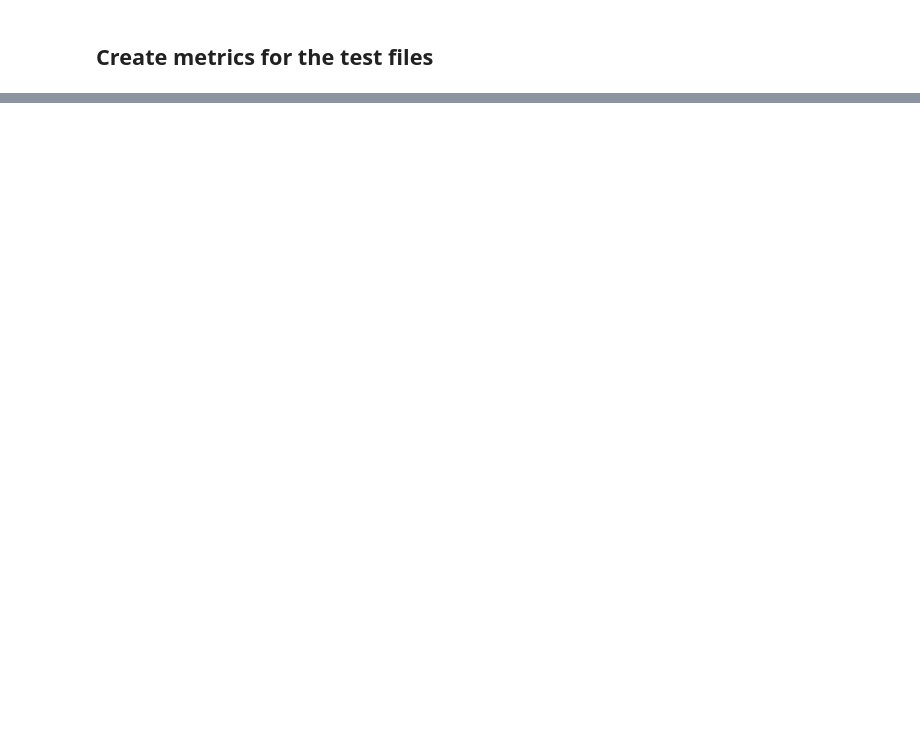
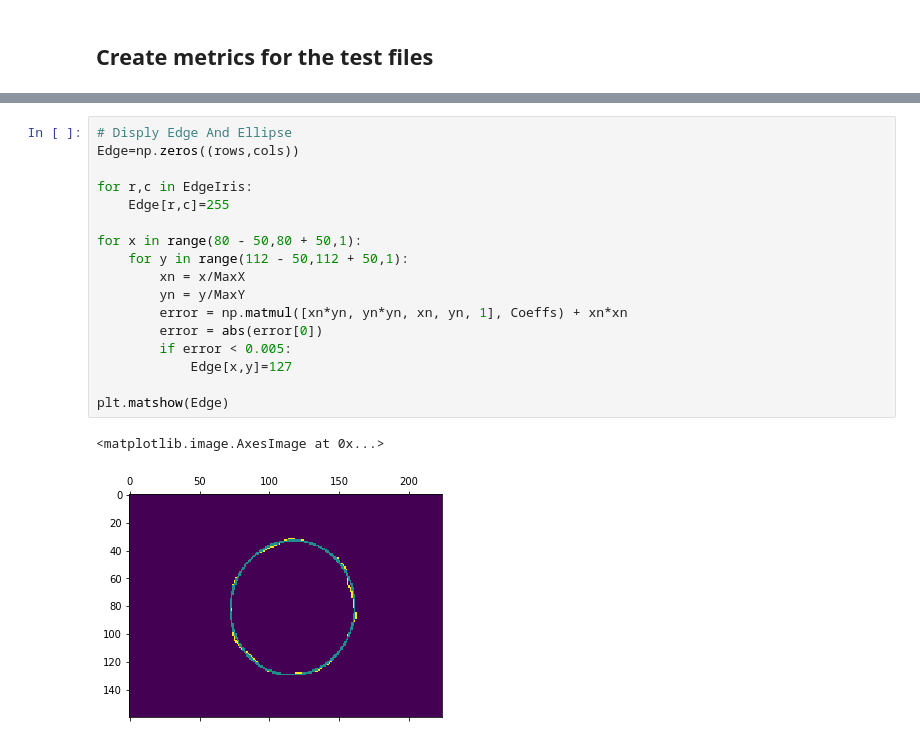
Before and after one commit to andreymathcanary/BioTrillion, a Jupyter notebook: ApplyModelAndGenerateResults.ipynb, the cells around one changed output, grey strips where cells are left out. Drawn from its saved outputs; the diff is of its cells as text; blank space fills up the shorter version.

```diff
--- a/ApplyModelAndGenerateResults.ipynb
+++ b/ApplyModelAndGenerateResults.ipynb
@@ -258,0 +425,20 @@ array([150, 255, 255, 255, 255, 255, 255, 255, 255, 255, 255, 255, 255,
+# %%
+# Disply Edge And Ellipse
+Edge=np.zeros((rows,cols))
+
+for r,c in EdgeIris:
+    Edge[r,c]=255
+
+for x in range(80 - 50,80 + 50,1):
+    for y in range(112 - 50,112 + 50,1):
+        xn = x/MaxX
+        yn = y/MaxY
+        error = np.matmul([xn*yn, yn*yn, xn, yn, 1], Coeffs) + xn*xn
+        error = abs(error[0])
+        if error < 0.005:
+            Edge[x,y]=127
+
+plt.matshow(Edge)
+# %% [output]
+<matplotlib.image.AxesImage at 0x...>
+[figure, added]
```
Also changed, not shown: parts of 21 cells of this notebook, 1 other file.
